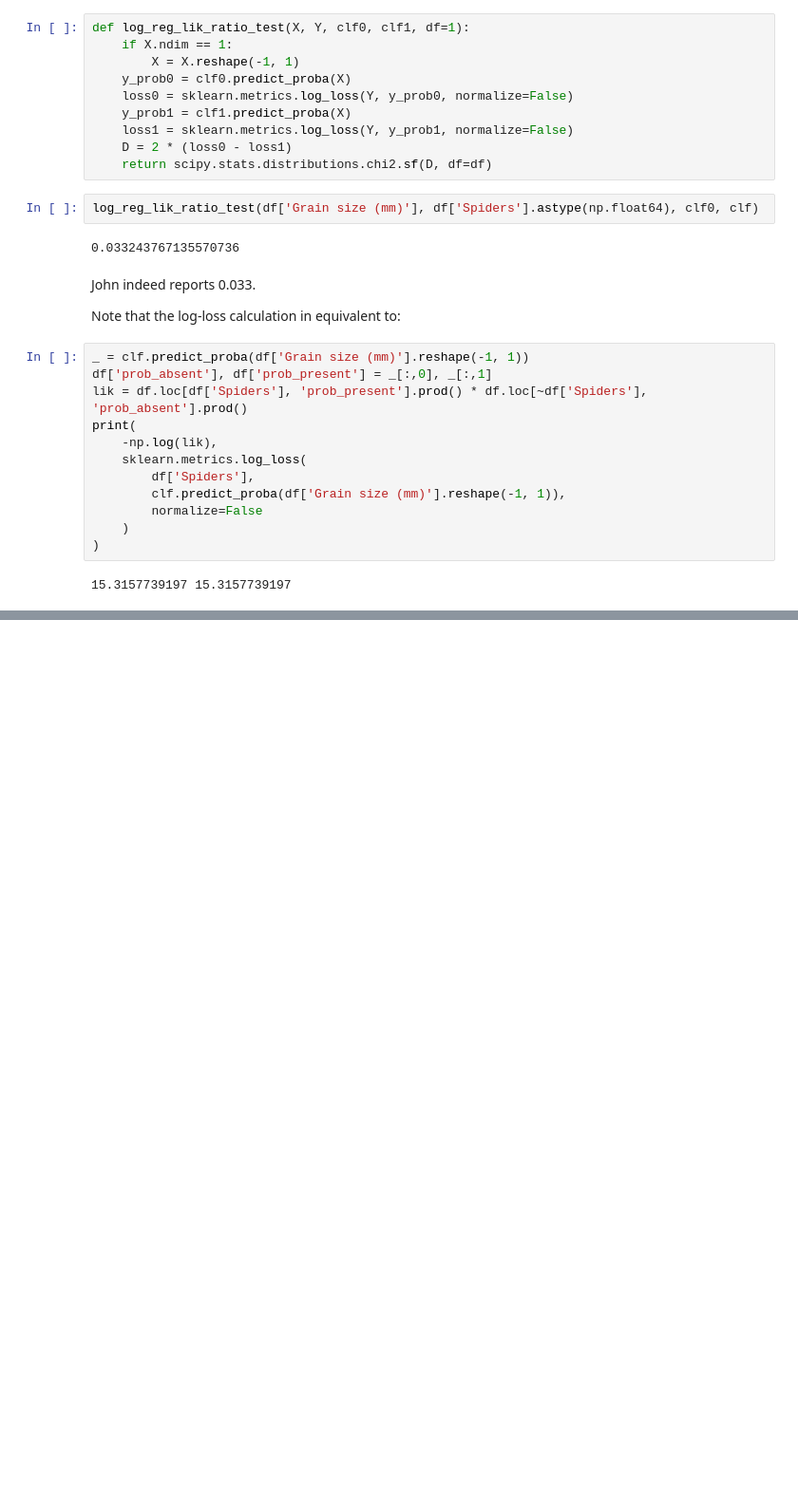
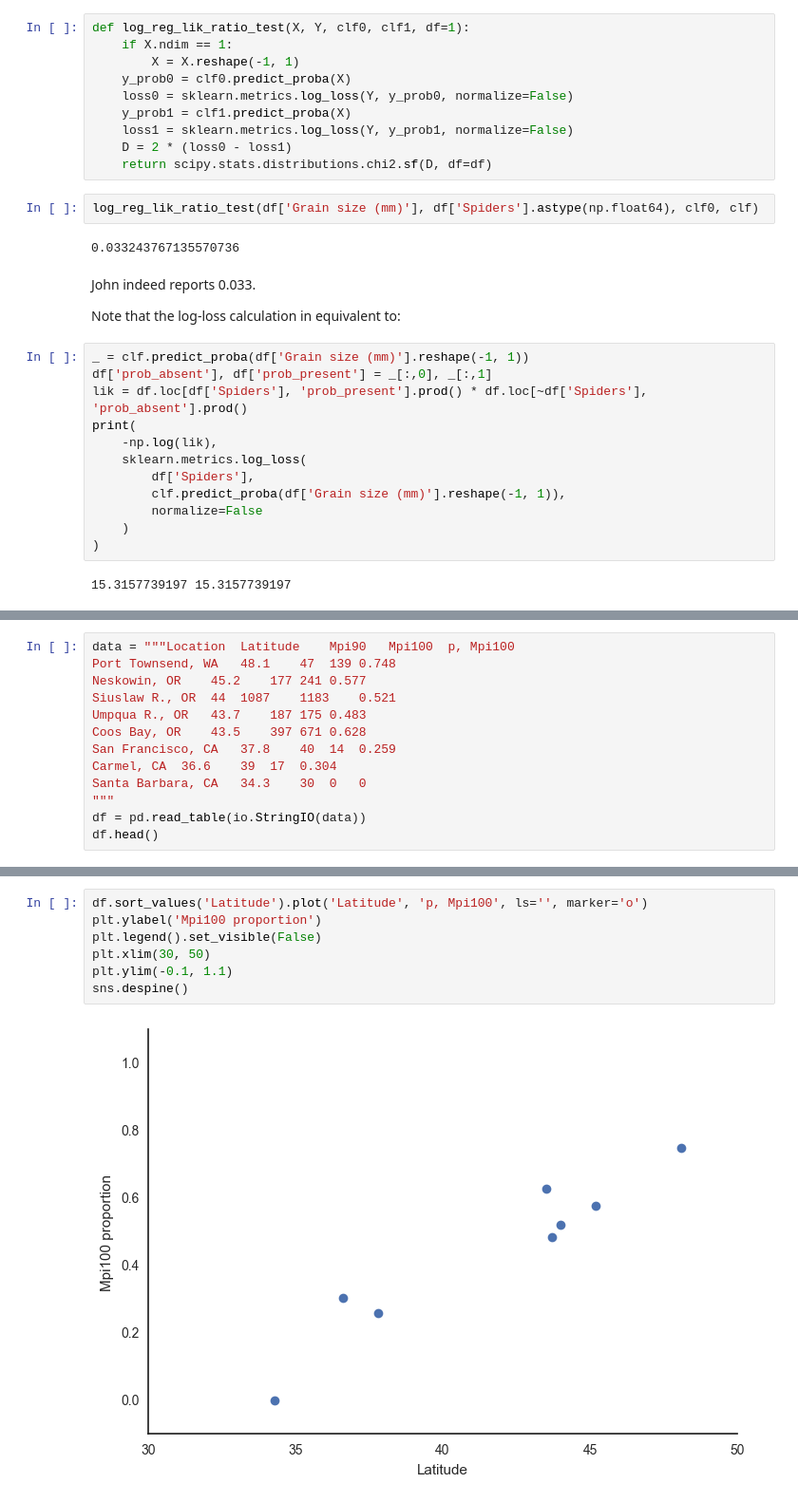
Before and after one commit to yoavram/ipython-notebooks, a Jupyter notebook: Simple logistic regression.ipynb, the cells around one changed output, grey strips where cells are left out. Shown at 95% size. Drawn from its saved outputs; the diff is of its cells as text; blank space fills up the shorter version.

```diff
--- a/Simple logistic regression.ipynb
+++ b/Simple logistic regression.ipynb
@@ -155,0 +172,13 @@ print(
+# %%
+data = """Location	Latitude	Mpi90	Mpi100	p, Mpi100
+Port Townsend, WA	48.1	47	139	0.748
+Neskowin, OR	45.2	177	241	0.577
+Siuslaw R., OR	44	1087	1183	0.521
+Umpqua R., OR	43.7	187	175	0.483
+Coos Bay, OR	43.5	397	671	0.628
+San Francisco, CA	37.8	40	14	0.259
+Carmel, CA	36.6	39	17	0.304
+Santa Barbara, CA	34.3	30	0	0
+"""
+df = pd.read_table(io.StringIO(data))
+df.head()
@@ -155,0 +192,9 @@ print(
+# %%
+df.sort_values('Latitude').plot('Latitude', 'p, Mpi100', ls='', marker='o')
+plt.ylabel('Mpi100 proportion')
+plt.legend().set_visible(False)
+plt.xlim(30, 50)
+plt.ylim(-0.1, 1.1)
+sns.despine()
+# %% [output]
+[figure, added]
```
Also changed, not shown: parts of 12 cells of this notebook.
